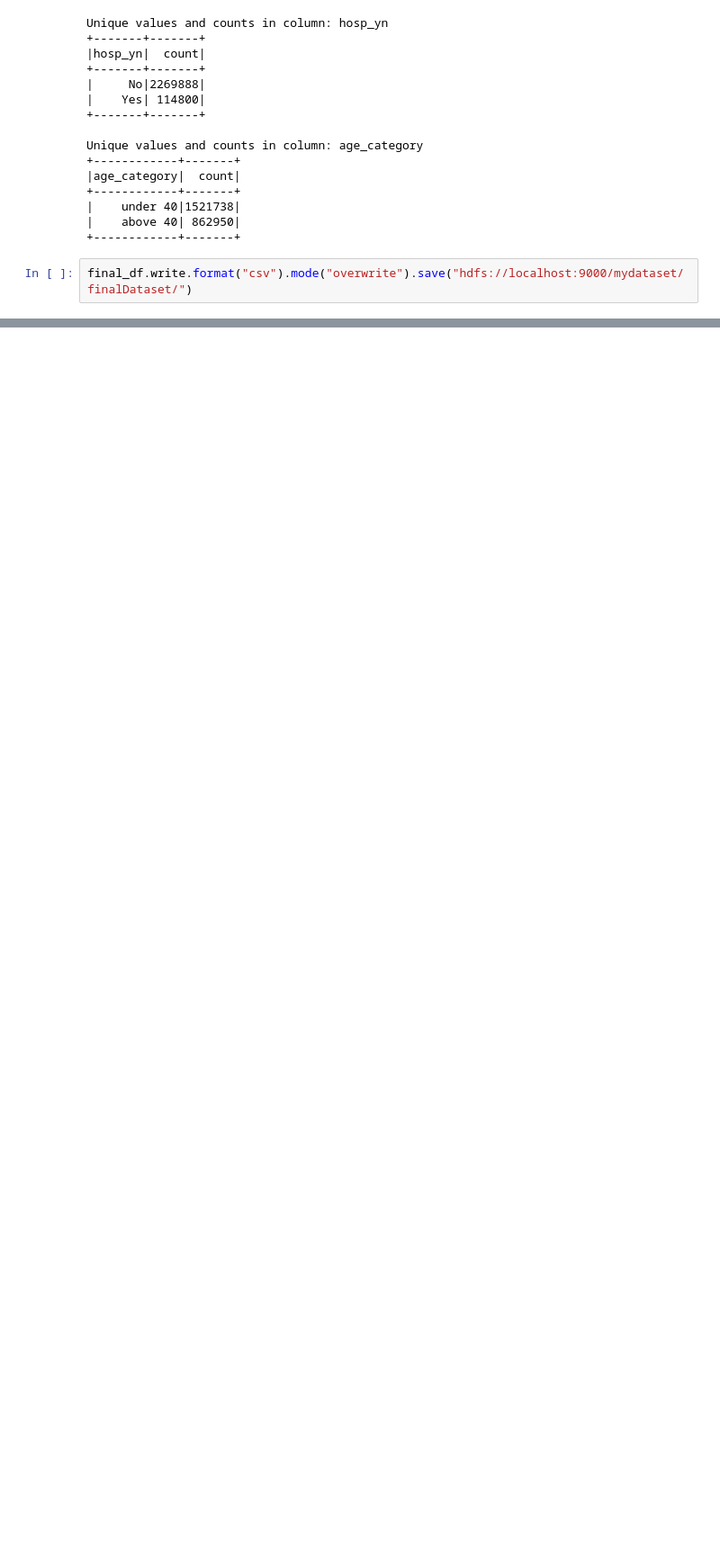
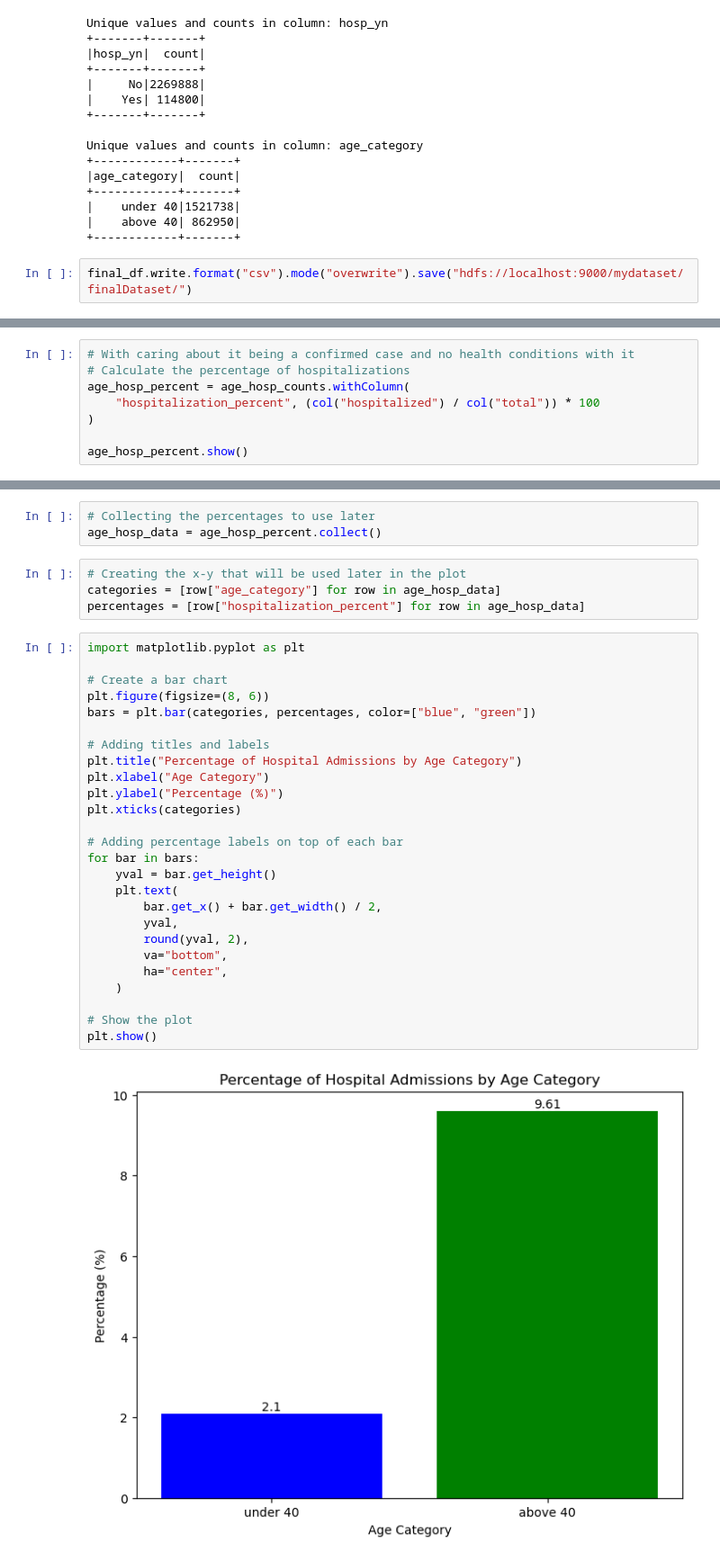
Before and after one commit to Fera13/BigData-Project-Covid-patients-analyses, a Jupyter notebook: Covid_Hospitalized_Age_Analysis.ipynb, the cells around one changed output, grey strips where cells are left out. Shown at 90% size. Saved outputs shown, nothing was run; the diff lists cells and outputs as text; blank space fills up the shorter version.

Commit message:
Getting the results and visualizing them

```diff
--- a/Covid_Hospitalized_Age_Analysis.ipynb
+++ b/Covid_Hospitalized_Age_Analysis.ipynb
@@ -279,0 +288,8 @@ final_df.write.format("csv").mode("overwrite").save("hdfs://localhost:9000/mydat
+# %%
+# With caring about it being a confirmed case and no health conditions with it
+# Calculate the percentage of hospitalizations
+age_hosp_percent = age_hosp_counts.withColumn(
+    "hospitalization_percent", (col("hospitalized") / col("total")) * 100
+)
+
+age_hosp_percent.show()
@@ -279,0 +305,35 @@ final_df.write.format("csv").mode("overwrite").save("hdfs://localhost:9000/mydat
+# %%
+# Collecting the percentages to use later
+age_hosp_data = age_hosp_percent.collect()
+# %%
+# Creating the x-y that will be used later in the plot
+categories = [row["age_category"] for row in age_hosp_data]
+percentages = [row["hospitalization_percent"] for row in age_hosp_data]
+# %%
+import matplotlib.pyplot as plt
+
+# Create a bar chart
+plt.figure(figsize=(8, 6))
+bars = plt.bar(categories, percentages, color=["blue", "green"])
+
+# Adding titles and labels
+plt.title("Percentage of Hospital Admissions by Age Category")
+plt.xlabel("Age Category")
+plt.ylabel("Percentage (%)")
+plt.xticks(categories)
+
+# Adding percentage labels on top of each bar
+for bar in bars:
+    yval = bar.get_height()
+    plt.text(
+        bar.get_x() + bar.get_width() / 2,
+        yval,
+        round(yval, 2),
+        va="bottom",
+        ha="center",
+    )
+
+# Show the plot
+plt.show()
+# %% [output]
+[figure, added]
```
Also changed, not shown: parts of 4 cells of this notebook.
